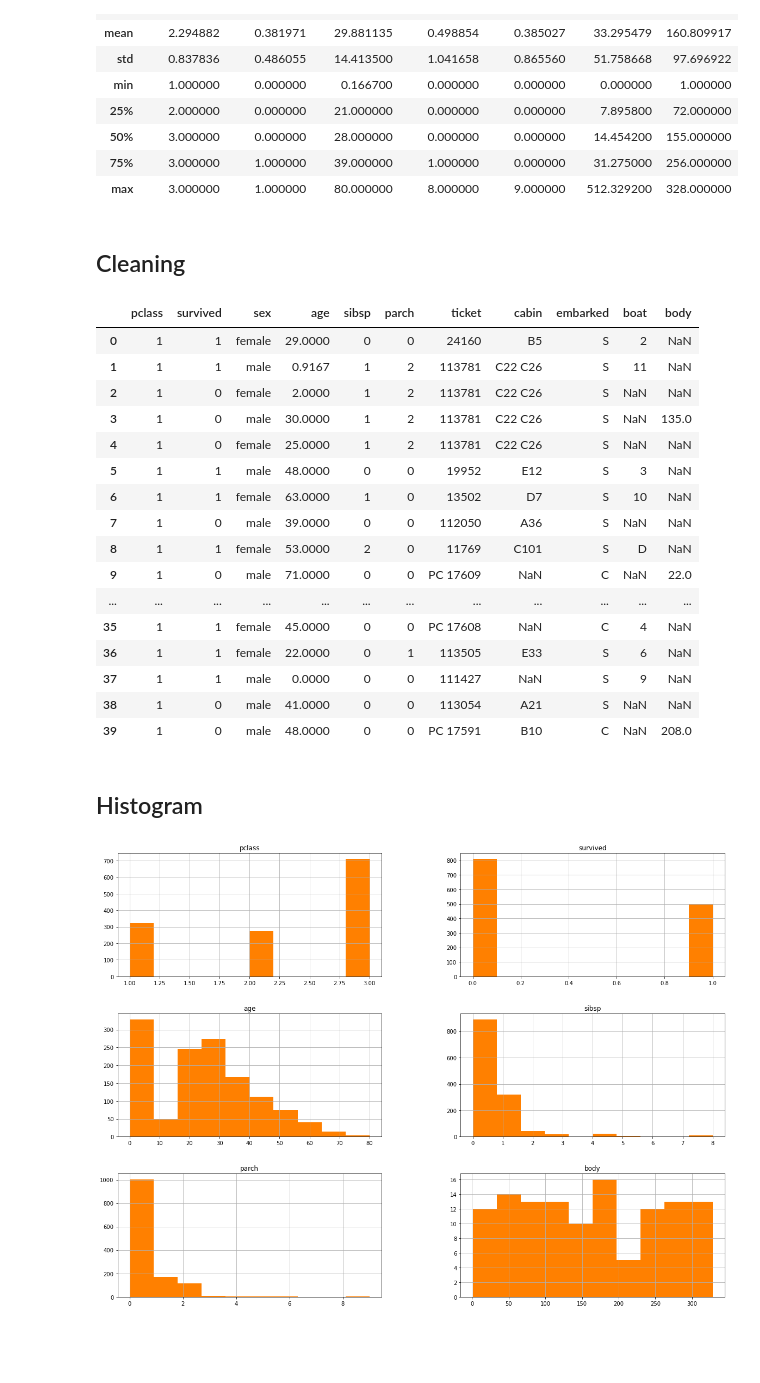
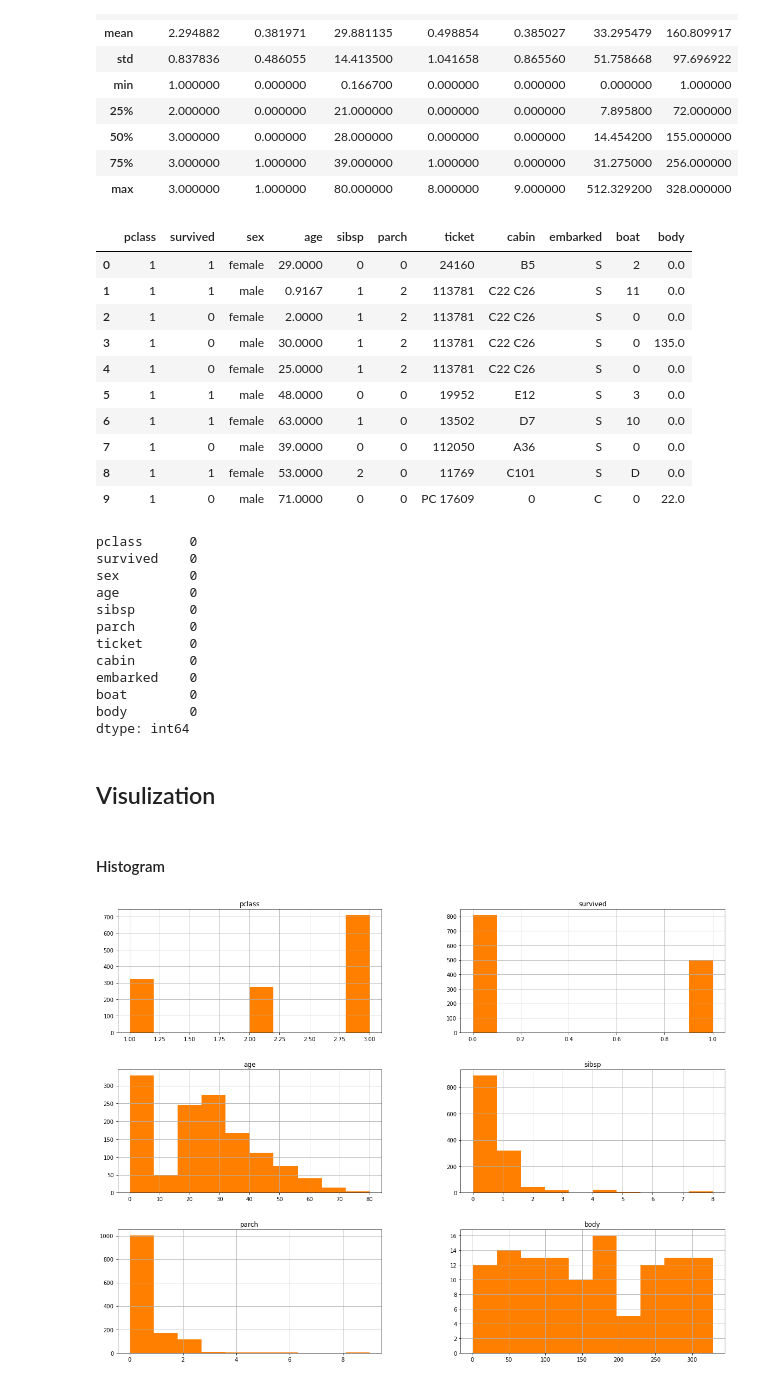
Before and after one commit to shorokatwa14/Titanic-EDA, a Jupyter notebook: Titanic_project.ipynb, the cells around one changed output. Saved outputs shown, nothing was run; the diff lists cells and outputs as text; code cells hidden in the pictures; blank space fills up the shorter version.

```diff
--- a/Titanic_project.ipynb
+++ b/Titanic_project.ipynb
@@ -73,34 +63,47 @@ df.describe()
 | 50% | 3.000000 | 0.000000 | 28.000000 | 0.000000 | 0.000000 | 14.454200 | 155.000000 |
 | 75% | 3.000000 | 1.000000 | 39.000000 | 1.000000 | 0.000000 | 31.275000 | 256.000000 |
 | max | 3.000000 | 1.000000 | 80.000000 | 8.000000 | 9.000000 | 512.329200 | 328.000000 |
-# %% [markdown]
-<h2>Cleaning </h2>
 # %%
 df.drop(['name','home.dest','fare'],axis=1,inplace=True)
 # %%
 df['age']= df['age'].fillna(0)
+df['cabin']= df['cabin'].fillna(0)
+df['embarked']= df['embarked'].fillna(0)
+df['boat']= df['boat'].fillna(0)
+df['body']= df['body'].fillna(0)
 # %%
-df.head(40)
+df.head(10)
 # %% [output]
 |  | pclass | survived | sex | age | sibsp | parch | ticket | cabin | embarked | boat | body |
-| 0 | 1 | 1 | female | 29.0000 | 0 | 0 | 24160 | B5 | S | 2 | NaN |
-| 1 | 1 | 1 | male | 0.9167 | 1 | 2 | 113781 | C22 C26 | S | 11 | NaN |
-| 2 | 1 | 0 | female | 2.0000 | 1 | 2 | 113781 | C22 C26 | S | NaN | NaN |
-| 3 | 1 | 0 | male | 30.0000 | 1 | 2 | 113781 | C22 C26 | S | NaN | 135.0 |
-| 4 | 1 | 0 | female | 25.0000 | 1 | 2 | 113781 | C22 C26 | S | NaN | NaN |
-| 5 | 1 | 1 | male | 48.0000 | 0 | 0 | 19952 | E12 | S | 3 | NaN |
-| 6 | 1 | 1 | female | 63.0000 | 1 | 0 | 13502 | D7 | S | 10 | NaN |
-| 7 | 1 | 0 | male | 39.0000 | 0 | 0 | 112050 | A36 | S | NaN | NaN |
-| 8 | 1 | 1 | female | 53.0000 | 2 | 0 | 11769 | C101 | S | D | NaN |
-| 9 | 1 | 0 | male | 71.0000 | 0 | 0 | PC 17609 | NaN | C | NaN | 22.0 |
-| ... | ... | ... | ... | ... | ... | ... | ... | ... | ... | ... | ... |
-| 35 | 1 | 1 | female | 45.0000 | 0 | 0 | PC 17608 | NaN | C | 4 | NaN |
-| 36 | 1 | 1 | female | 22.0000 | 0 | 1 | 113505 | E33 | S | 6 | NaN |
-| 37 | 1 | 1 | male | 0.0000 | 0 | 0 | 111427 | NaN | S | 9 | NaN |
-| 38 | 1 | 0 | male | 41.0000 | 0 | 0 | 113054 | A21 | S | NaN | NaN |
-| 39 | 1 | 0 | male | 48.0000 | 0 | 0 | PC 17591 | B10 | C | NaN | 208.0 |
+| 0 | 1 | 1 | female | 29.0000 | 0 | 0 | 24160 | B5 | S | 2 | 0.0 |
+| 1 | 1 | 1 | male | 0.9167 | 1 | 2 | 113781 | C22 C26 | S | 11 | 0.0 |
+| 2 | 1 | 0 | female | 2.0000 | 1 | 2 | 113781 | C22 C26 | S | 0 | 0.0 |
+| 3 | 1 | 0 | male | 30.0000 | 1 | 2 | 113781 | C22 C26 | S | 0 | 135.0 |
+| 4 | 1 | 0 | female | 25.0000 | 1 | 2 | 113781 | C22 C26 | S | 0 | 0.0 |
+| 5 | 1 | 1 | male | 48.0000 | 0 | 0 | 19952 | E12 | S | 3 | 0.0 |
+| 6 | 1 | 1 | female | 63.0000 | 1 | 0 | 13502 | D7 | S | 10 | 0.0 |
+| 7 | 1 | 0 | male | 39.0000 | 0 | 0 | 112050 | A36 | S | 0 | 0.0 |
+| 8 | 1 | 1 | female | 53.0000 | 2 | 0 | 11769 | C101 | S | D | 0.0 |
+| 9 | 1 | 0 | male | 71.0000 | 0 | 0 | PC 17609 | 0 | C | 0 | 22.0 |
+# %%
+df.isnull().sum()
+# %% [output]
+pclass      0
+survived    0
+sex         0
+age         0
+sibsp       0
+parch       0
+ticket      0
+cabin       0
+embarked    0
+boat        0
+body        0
+dtype: int64
+# %% [markdown]
+<h2> Visulization </h2>
 # %% [markdown]
-<h2> Histogram </h2>
+<h4> Histogram </h4>
 # %%
 df.hist(figsize=(20,15),color='#ff8000')
 plt.show()
```
Also changed, not shown: parts of 15 cells of this notebook.
